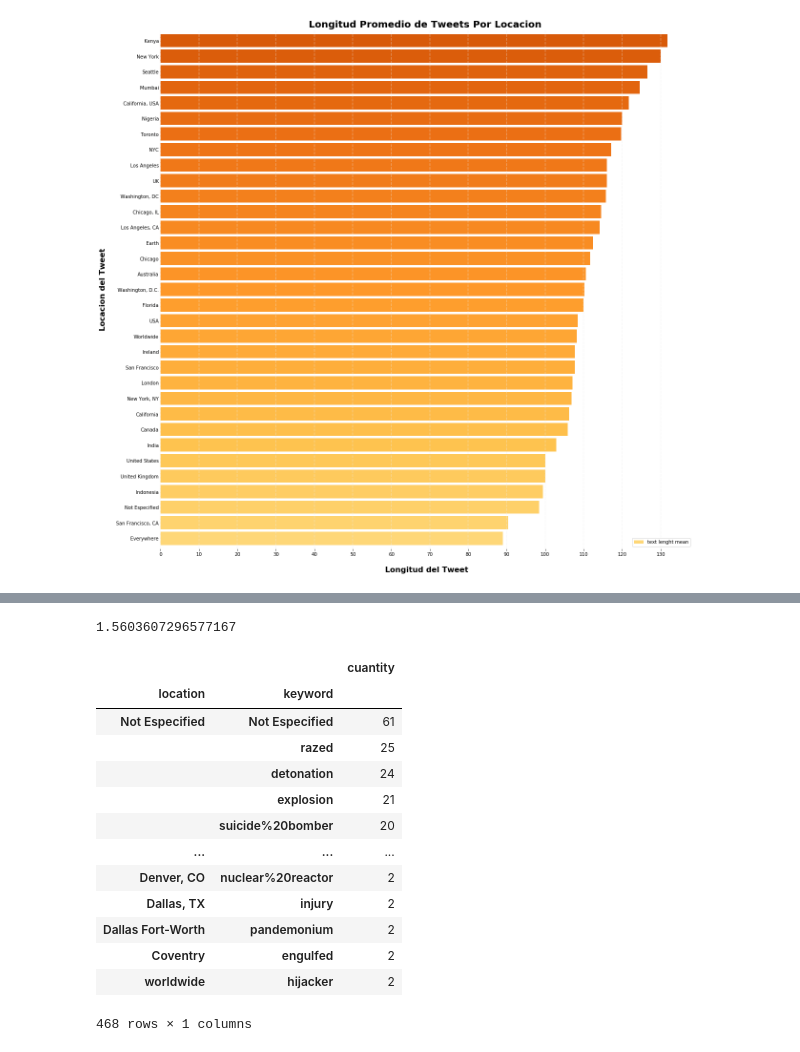
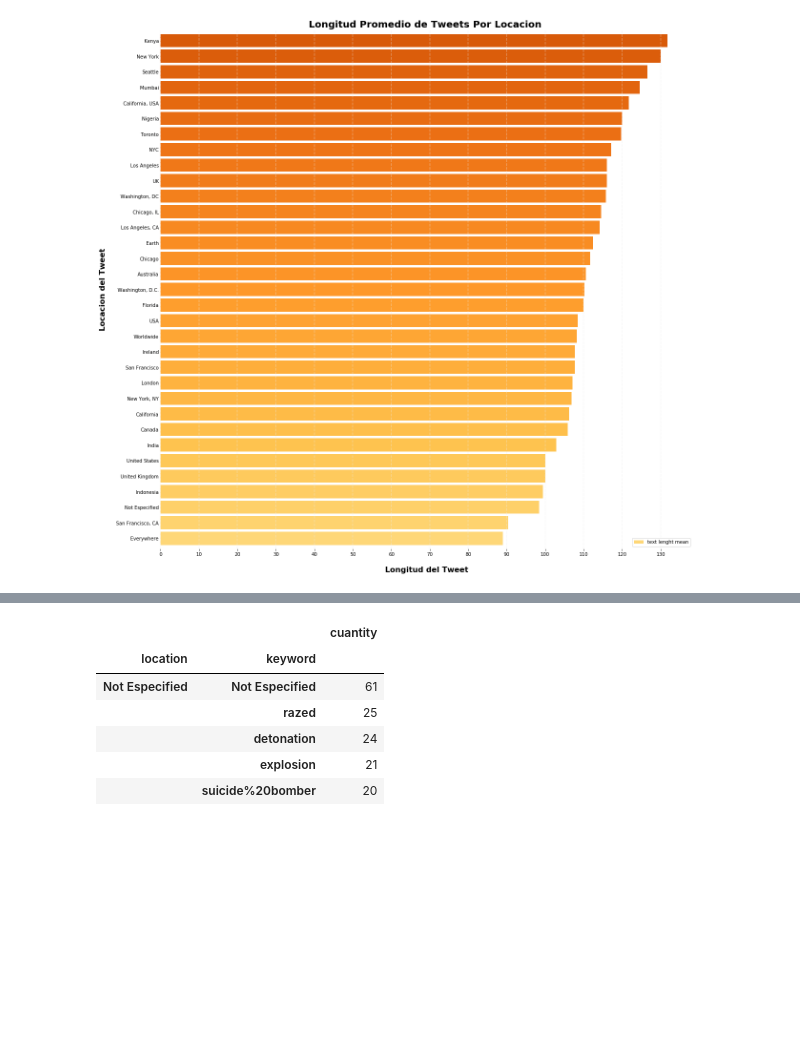
Before and after one commit to RiedelNicolas/TP1-Organizacion-de-Datos, a Jupyter notebook: Hugo.ipynb, the cells around one changed output, grey strips where cells are left out. Saved outputs shown, nothing was run; the diff lists cells and outputs as text; code cells hidden in the pictures; blank space fills up the shorter version.

```diff
--- a/Hugo.ipynb
+++ b/Hugo.ipynb
@@ -291,23 +290,15 @@ See the caveats in the documentation: https://pandas.pydata.org/pandas-docs/stab
 # %%
-tweets_by_loc['cuantity'].mean()
+mean_cuantity = tweets_by_loc['cuantity'].mean()
-# %% [output]
-1.5603607296577167
 # %%
-top_10_tweets_by_loc = (tweets_by_loc.loc[:,'cuantity'] >= 2)
+top_10_tweets_by_loc = (tweets_by_loc.loc[:,'cuantity'] >= mean_cuantity)
 top_10 = tweets_by_loc.loc[top_10_tweets_by_loc]
-top_10.sort_values('cuantity', ascending = False)
+top_10 = top_10.sort_values('cuantity', ascending = False)
+top_10.head()
 # %% [output]
 |  |  | cuantity |
 | location | keyword |  |
 | Not Especified | Not Especified | 61 |
 |  | razed | 25 |
 |  | detonation | 24 |
 |  | explosion | 21 |
 |  | suicide%20bomber | 20 |
-| ... | ... | ... |
-| Denver, CO | nuclear%20reactor | 2 |
-| Dallas, TX | injury | 2 |
-| Dallas Fort-Worth | pandemonium | 2 |
-| Coventry | engulfed | 2 |
-| worldwide | hijacker | 2 |
-468 rows × 1 columns
```
Also changed, not shown: parts of 7 cells of this notebook.
